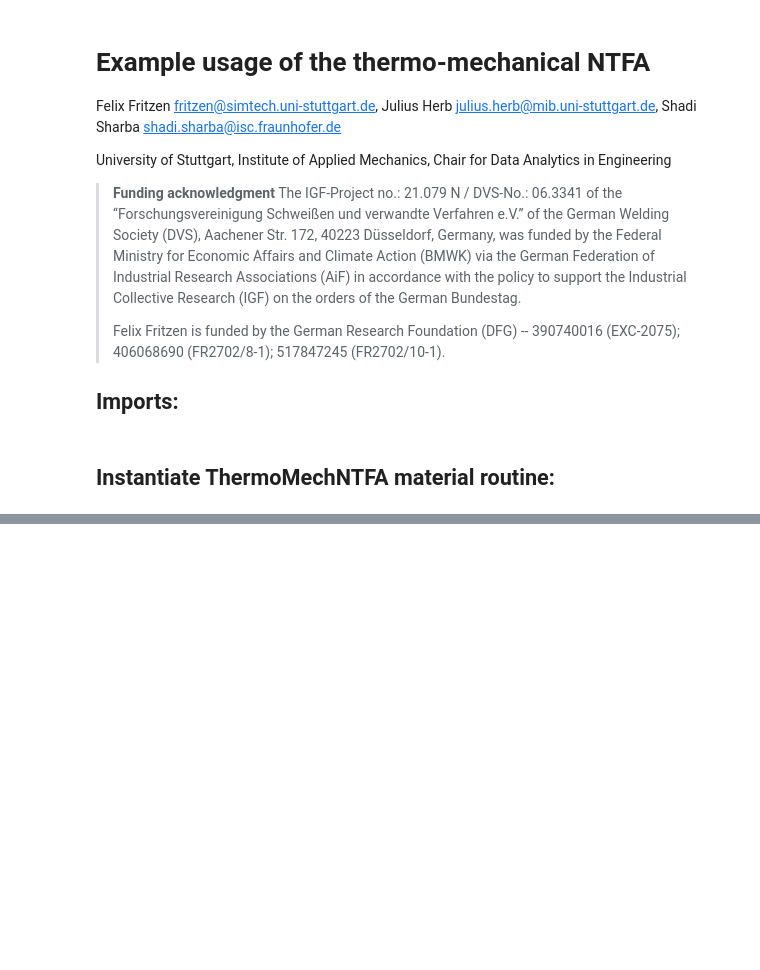
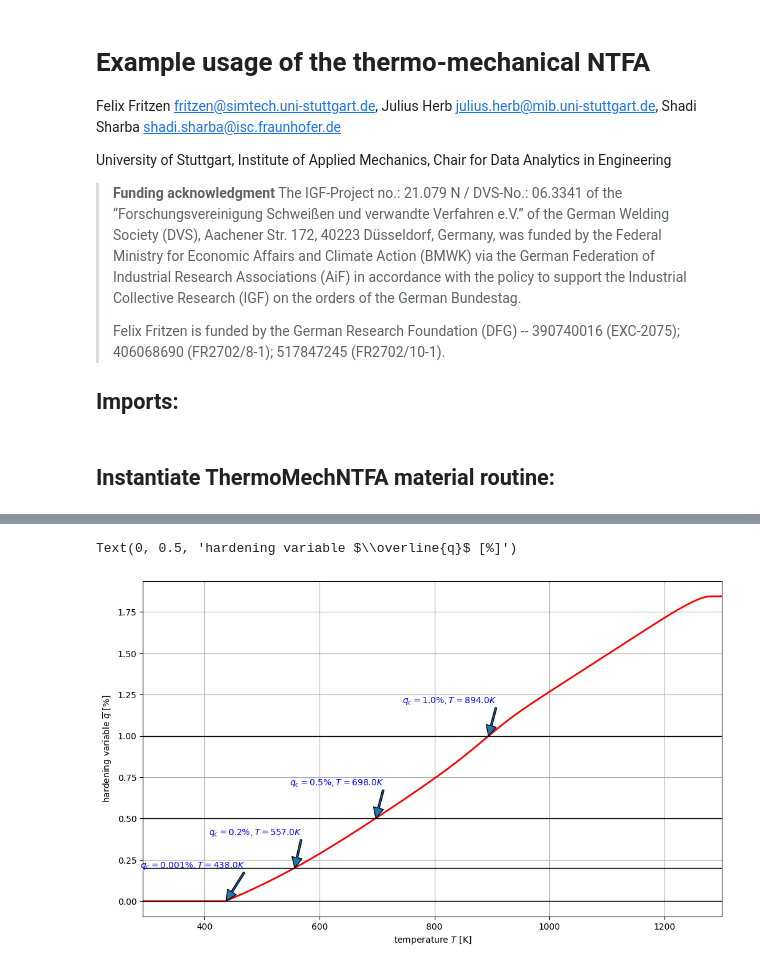
Before and after one commit to DataAnalyticsEngineering/ThermoNTFA, a Jupyter notebook: examples/thermoNTFA_example.ipynb, the cells around one changed output, grey strips where cells are left out. Saved outputs shown, nothing was run; the diff lists cells and outputs as text; code cells hidden in the pictures; blank space fills up the shorter version.

```diff
--- a/examples/thermoNTFA_example.ipynb
+++ b/examples/thermoNTFA_example.ipynb
@@ -34,7 +34,7 @@ data_path = "../"
 # %% [markdown]
 ## Instantiate ThermoMechNTFA material routine:
 # %%
-file_name = os.path.join(data_path, "results", "ms9p_fix_ntfa16_B1-6_10s_N24.h5")
+file_name = os.path.join(data_path, "ntfa", "ms9p_fix_ntfa16_B1-6_10s_N24.h5")
 ntfa_material = ThermoMechNTFA(
     file_name=file_name,
     group_name="/",
@@ -109,7 +107,7 @@ sig0_list = []
 sig1_list = []
 q_list = []
 xi_list = []
-with h5py.File(os.path.join("data", "ms9p_uniaxial_stress_data_mod.h5"), "w") as F:
+with h5py.File(os.path.join(data_path, "ms9p_uniaxial_stress_data_mod.h5"), "w") as F:
     for iload in range(6):
         G = F.create_group(f"loading{iload:1d}")
         # part 1: theta ramp up in 5 steps
@@ -214,7 +230,7 @@ sig1_list = []
 q_list = []
 xi_list = []
 n_ramp = 10
-with h5py.File(os.path.join("data", "ms9p_uniaxial_stress_data_mod.h5"), "w") as F:
+with h5py.File(os.path.join(data_path, "ms9p_uniaxial_stress_data_mod.h5"), "w") as F:
     for iload in range(6):
         G = F.create_group(f"loading{iload:1d}")
         # part 1: theta ramp up in 5 steps
@@ -321,7 +337,7 @@ with h5py.File(os.path.join("data", "ms9p_uniaxial_stress_data_mod.h5"), "w") as
 # draw the results of theta
 
 n_ramp = 1300 - 293 + 1
-with h5py.File(os.path.join("data", "ms9p_thermal_rampup.h5"), "w") as F:
+with h5py.File(os.path.join(data_path, "ms9p_thermal_rampup.h5"), "w") as F:
     eps_idx = None
     sig_idx = np.arange(6)
     eps = np.zeros(6)
@@ -367,29 +383,32 @@ with h5py.File(os.path.join("data", "ms9p_thermal_rampup.h5"), "w") as F:
     F.create_dataset("xi", data=xi)
 # %%
 q_crit = [1e-5, 0.002, 0.005, 0.01]
-with h5py.File(os.path.join("data", "ms9p_thermal_rampup.h5"), "r") as F:
+with h5py.File(os.path.join(data_path, "ms9p_thermal_rampup.h5"), "r") as F:
     q = np.array(F["q"])
     T = np.array(F["T"])
     eps = np.array(F["eps"])
     sig0 = np.array(F["sig0"])
     sig1 = np.array(F["sig1"])
     fig, ax = plt.subplots(1, 1, figsize=(12, 7))
     ax.plot(T, 100 * q, color="red", lw=2, label=r"NTFA $\overline{q}$")
     for qc in q_crit:
         ax.plot([T[0], T[-1]], [100 * qc, 100 * qc], color="black", lw=1)
         i = np.searchsorted(q, qc)
         ax.annotate(
             text=rf"$q_c={qc * 100}\%, T={T[i]}K$",
             xy=[T[i], 100 * q[i]],
             xytext=[T[i] - 150, 100 * q[i] + 0.2],
             color="blue",
             arrowprops=dict(width=2),
         )
 
 ax.grid()
 ax.set_xlim(T[0], T[-1])
 ax.set_xlabel(r"temperature $T$ [K]")
 ax.set_ylabel(r"hardening variable $\overline{q}$ [%]")
+# %% [output]
+Text(0, 0.5, 'hardening variable $\\overline{q}$ [%]')
+[figure, added]
 # %%
 
 
```
Also changed, not shown: parts of 4 cells of this notebook, 26 other files.
